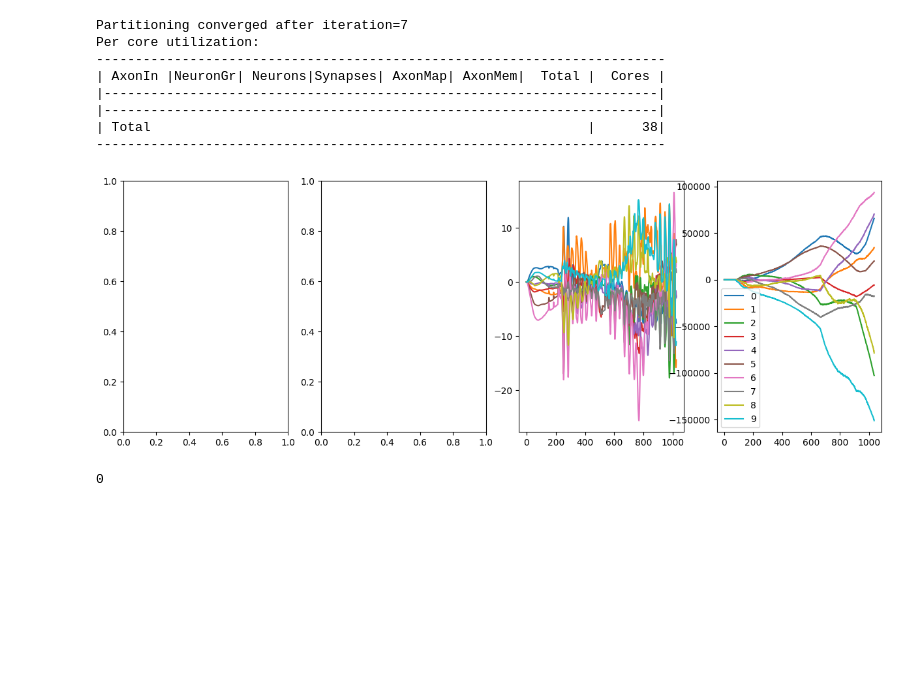
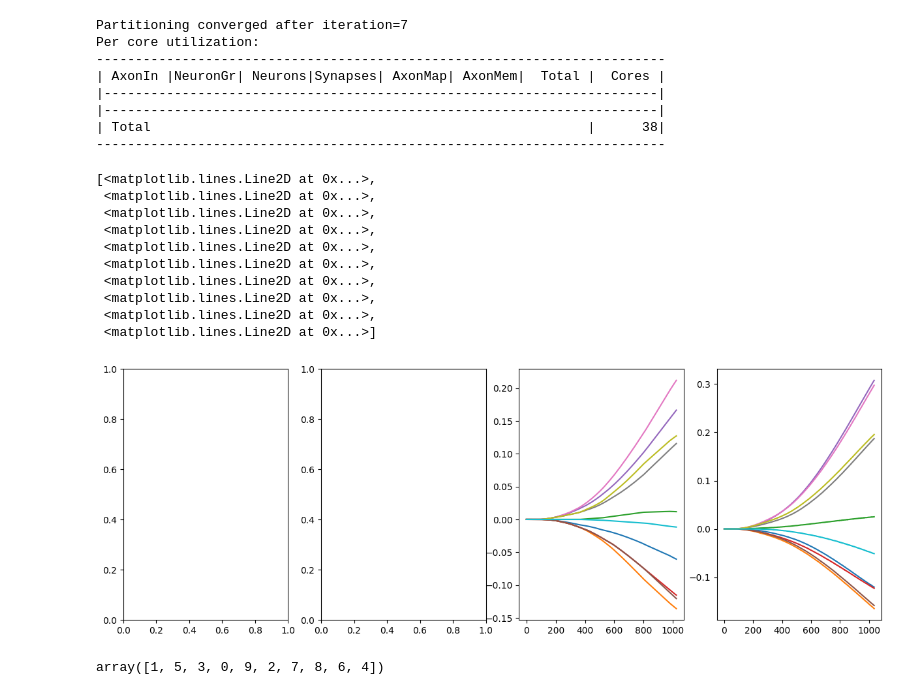
Before and after one commit to lava-nc/lava-dl, a Jupyter notebook: src/lava/lib/dl/slayer/state_space_models/sCIFAR/test_full_scifar_network_on_loihi.ipynb, the cells around one changed output. Drawn from its saved outputs; the diff is of its cells as text; code cells hidden in the pictures; blank space fills up the shorter version.

```diff
--- a/src/lava/lib/dl/slayer/state_space_models/sCIFAR/test_full_scifar_network_on_loihi.ipynb
+++ b/src/lava/lib/dl/slayer/state_space_models/sCIFAR/test_full_scifar_network_on_loihi.ipynb
@@ -66,7 +67,7 @@ Files already downloaded and verified
 # %%
 label, data_sample = next(enumerate(val_loader))
 
-inp_exp = 0
+inp_exp = 11
 data_rescaled = torch.transpose(data_sample[0], -1,-2)
 diff_inp = data_rescaled[:,:, 1:] - data_rescaled[:, :, :-1]
 diff_inp = torch.from_numpy(np.concatenate((data_rescaled[:, :, :1], diff_inp), axis=2))
@@ -86,7 +87,7 @@ from lava.lib.dl.slayer.state_space_models.sCIFAR.network import SCIFARNetwork
 # differences
 n_states = 64
 lava_dl_model = SCIFARNetwork(d_model=d_model, n_states=n_states)
-lava_dl_model.load_state_dict(torch.load("4_layer.pt"))
+# lava_dl_model.load_state_dict(torch.load("4_layer.pt"))
 # %% [output]
 CUDA extension for structured kernels (Cauchy and Vandermonde multiplication) not found. Install by going to extensions/kernels/ and running `python setup.py install`, for improved speed and memory ef ...
 Falling back on slow Cauchy and Vandermonde kernel. Install at least one of pykeops or the CUDA extension for better speed and memory efficiency.
@@ -96,6 +114,11 @@ a = lava_dl_model(data_sample[0])
 # %%
-# lava_dl_model.export_hdf5("debug.net")
-loaded_net =  netx.hdf5.Network(net_config='4_layer_cifar.net', input_message_bits=16, sparse_fc_layer=True, skip_layers=1)
-# os.remove("debug.net")
+if os.path.exists("debug.net"):
+    os.remove("debug.net")
+
+lava_dl_model.export_hdf5("debug.net")
+num_message_bits = 24
+
+loaded_net =  netx.hdf5.Network(net_config='debug.net', input_message_bits=num_message_bits, sparse_fc_layer=True, skip_layers=1)
+# loaded_net =  netx.hdf5.Network(net_config='4_layer_cifar.net', input_message_bits=num_message_bits, sparse_fc_layer=True, skip_layers=1)
 print(loaded_net)
 # %% [output]
@@ -173,17 +215,27 @@ out_lava = (received_data_lava.astype(np.int32) << 8) >> 8
 # %%
 fig, axs = plt.subplots(1, 4, figsize=(15, 5))
 # axs[0].plot(np.cumsum(a[0].detach().numpy(), axis=1).T);
 # axs[1].plot(np.cumsum(received_data_lava.astype(np.int16), axis=1)[:, :].T / 2**inp_exp);
 
 axs[2].plot(a[0].detach().numpy().T);
-axs[3].plot(out_lava.T, label=range(10))
-plt.legend();
+axs[3].plot(out_lava.T / 2**inp_exp / 2**6, label=range(10))
+# plt.legend();
 # %% [output]
+[<matplotlib.lines.Line2D at 0x...>,
+ <matplotlib.lines.Line2D at 0x...>,
+ <matplotlib.lines.Line2D at 0x...>,
+ <matplotlib.lines.Line2D at 0x...>,
+ <matplotlib.lines.Line2D at 0x...>,
+ <matplotlib.lines.Line2D at 0x...>,
+ <matplotlib.lines.Line2D at 0x...>,
+ <matplotlib.lines.Line2D at 0x...>,
+ <matplotlib.lines.Line2D at 0x...>,
+ <matplotlib.lines.Line2D at 0x...>]
-[figure, old version]
+[figure, new version]
 # %%
-out_lava.mean(-1).argmax()
+out_lava.mean(-1).argsort()
 # %% [output]
-0
+array([1, 5, 3, 0, 9, 2, 7, 8, 6, 4])
 # %%
 data_sample[1]
 # %% [output]
```
Also changed, not shown: parts of 16 cells of this notebook, 4 other files.
